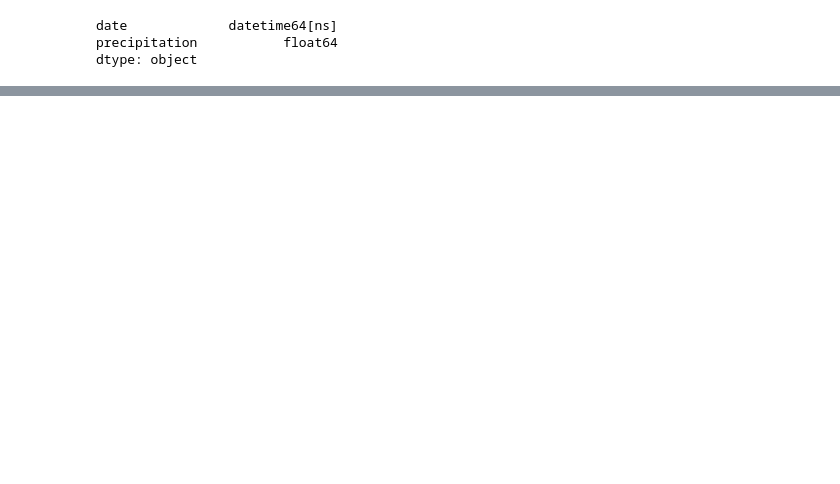
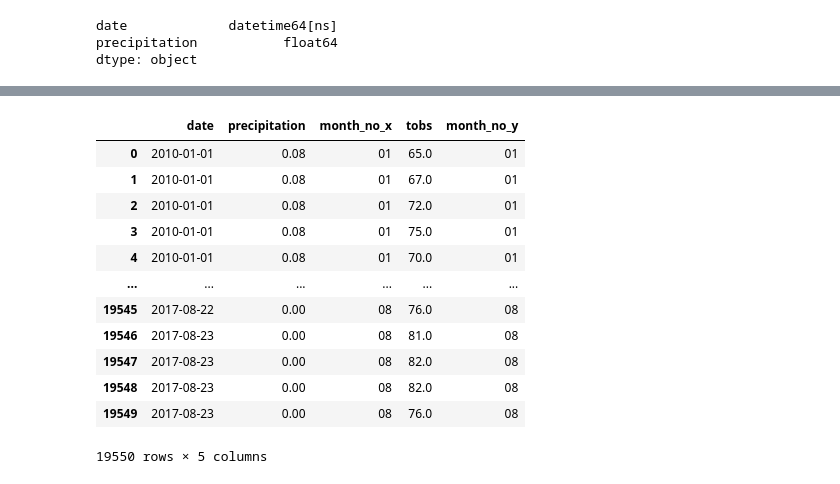
Before and after one commit to aramaswami/surfs_up, a Jupyter notebook: climate_analysis.ipynb, the cells around one changed output, grey strips where cells are left out. Saved outputs shown, nothing was run; the diff lists cells and outputs as text; code cells hidden in the pictures; blank space fills up the shorter version.

```diff
--- a/climate_analysis.ipynb
+++ b/climate_analysis.ipynb
@@ -328,0 +262,5 @@ df_prcp.groupby('month_no').mean()
+# %%
+# query all station data and create new df
+results_new = session.query(Measurement.date,Measurement.tobs).all()
+df_tobs = pd.DataFrame(results_new, columns=['date','tobs'])
+print(df_tobs)
@@ -328,0 +282,4 @@ df_prcp.groupby('month_no').mean()
+# %%
+#set date column to dateteime format and confirm
+df_tobs['date'] = pd.to_datetime(df_tobs['date'])
+df_tobs.dtypes
@@ -328,0 +290,5 @@ df_prcp.groupby('month_no').mean()
+# %%
+#add new column month_no
+#groupby all rows in df_prcp by month_no
+df_tobs['month_no'] = df_tobs['date'].dt.strftime('%m')
+df_tobs.groupby('month_no').mean()
@@ -328,0 +310,18 @@ df_prcp.groupby('month_no').mean()
+# %%
+#create new merged df with df_prcp and df_tobs
+df_merged = pd.merge(df_prcp, df_tobs, on='date')
+df_merged
+# %% [output]
+|  | date | precipitation | month_no_x | tobs | month_no_y |
+| 0 | 2010-01-01 | 0.08 | 01 | 65.0 | 01 |
+| 1 | 2010-01-01 | 0.08 | 01 | 67.0 | 01 |
+| 2 | 2010-01-01 | 0.08 | 01 | 72.0 | 01 |
+| 3 | 2010-01-01 | 0.08 | 01 | 75.0 | 01 |
+| 4 | 2010-01-01 | 0.08 | 01 | 70.0 | 01 |
+| ... | ... | ... | ... | ... | ... |
+| 19545 | 2017-08-22 | 0.00 | 08 | 76.0 | 08 |
+| 19546 | 2017-08-23 | 0.00 | 08 | 81.0 | 08 |
+| 19547 | 2017-08-23 | 0.00 | 08 | 82.0 | 08 |
+| 19548 | 2017-08-23 | 0.00 | 08 | 82.0 | 08 |
+| 19549 | 2017-08-23 | 0.00 | 08 | 76.0 | 08 |
+19550 rows × 5 columns
```
Also changed, not shown: parts of 26 cells of this notebook.
